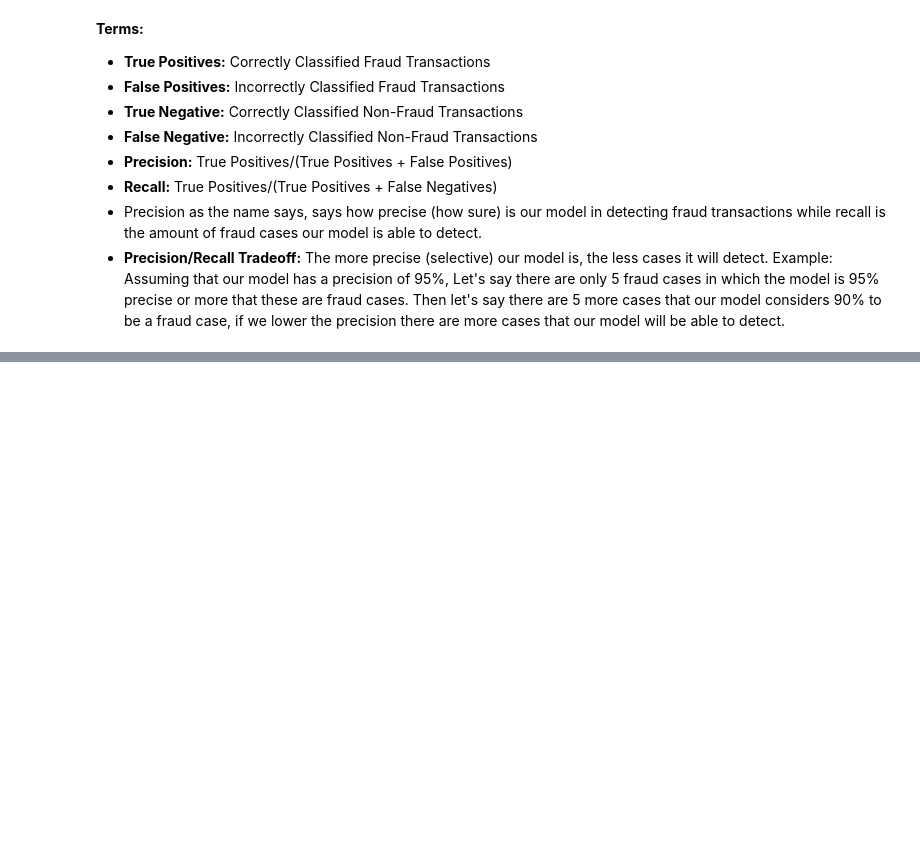
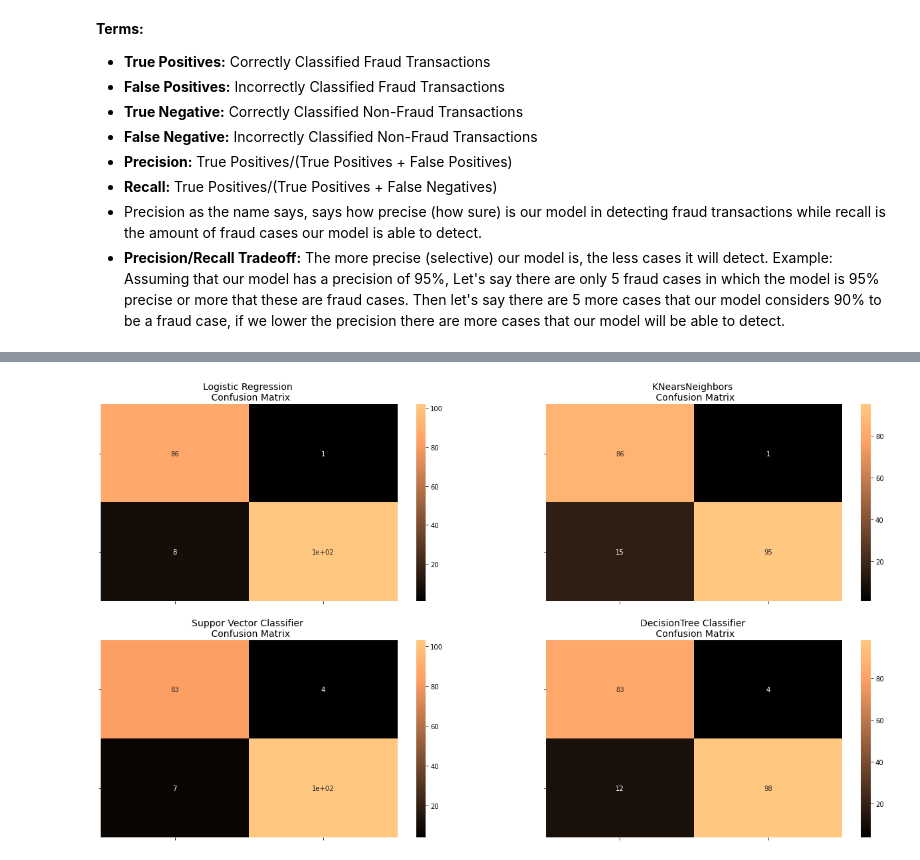
Before and after one commit to Suhail727/Data-Science-Projects, a Jupyter notebook: credit_card_fraud_detection.ipynb, the cells around one changed output, grey strips where cells are left out. Drawn from its saved outputs; the diff is of its cells as text; code cells hidden in the pictures; blank space fills up the shorter version.

```diff
--- a/credit_card_fraud_detection.ipynb
+++ b/credit_card_fraud_detection.ipynb
@@ -736,0 +872,17 @@ Text(0.5, 1.0, 'UnderSampling Precision-Recall curve: \n Average Precision-Recal
+# %%
+# SMOTE Technique (OverSampling) After splitting and Cross Validating
+sm = SMOTE(sampling_strategy='minority', random_state=42)
+
+
+# This will be the data were we are going to
+Xsm_train, ysm_train = sm.fit_sample(original_Xtrain, original_ytrain)
+
+# We Improve the score by 2% points approximately
+# Implement GridSearchCV and the other models.
+
+# Logistic Regression
+t0 = time.time()
+log_reg_sm = rand_log_reg.best_estimator_
+log_reg_sm.fit(Xsm_train, ysm_train)
+t1 = time.time()
+print("Fitting oversample data took :{} sec".format(t1 - t0))
@@ -736,0 +914,44 @@ Text(0.5, 1.0, 'UnderSampling Precision-Recall curve: \n Average Precision-Recal
+# %%
+from sklearn.metrics import confusion_matrix
+
+# Logistic Regression fitted using SMOTE technique
+y_pred_log_reg = log_reg_sm.predict(X_test)
+
+# Other models fitted with UnderSampling
+y_pred_knear = knears_neighbors.predict(X_test)
+y_pred_svc = svc.predict(X_test)
+y_pred_tree = tree_clf.predict(X_test)
+
+
+log_reg_cf = confusion_matrix(y_test, y_pred_log_reg)
+kneighbors_cf = confusion_matrix(y_test, y_pred_knear)
+svc_cf = confusion_matrix(y_test, y_pred_svc)
+tree_cf = confusion_matrix(y_test, y_pred_tree)
+
+fig, ax = plt.subplots(2, 2,figsize=(22,12))
+
+
+sns.heatmap(log_reg_cf, ax=ax[0][0], annot=True, cmap=plt.cm.copper)
+ax[0, 0].set_title("Logistic Regression \n Confusion Matrix", fontsize=14)
+ax[0, 0].set_xticklabels(['', ''], fontsize=14, rotation=90)
+ax[0, 0].set_yticklabels(['', ''], fontsize=14, rotation=360)
+
+sns.heatmap(kneighbors_cf, ax=ax[0][1], annot=True, cmap=plt.cm.copper)
+ax[0][1].set_title("KNearsNeighbors \n Confusion Matrix", fontsize=14)
+ax[0][1].set_xticklabels(['', ''], fontsize=14, rotation=90)
+ax[0][1].set_yticklabels(['', ''], fontsize=14, rotation=360)
+
+sns.heatmap(svc_cf, ax=ax[1][0], annot=True, cmap=plt.cm.copper)
+ax[1][0].set_title("Suppor Vector Classifier \n Confusion Matrix", fontsize=14)
+ax[1][0].set_xticklabels(['', ''], fontsize=14, rotation=90)
+ax[1][0].set_yticklabels(['', ''], fontsize=14, rotation=360)
+
+sns.heatmap(tree_cf, ax=ax[1][1], annot=True, cmap=plt.cm.copper)
+ax[1][1].set_title("DecisionTree Classifier \n Confusion Matrix", fontsize=14)
+ax[1][1].set_xticklabels(['', ''], fontsize=14, rotation=90)
+ax[1][1].set_yticklabels(['', ''], fontsize=14, rotation=360)
+
+
+plt.show()
+# %% [output]
+[figure, added]
```
Also changed, not shown: parts of 34 cells of this notebook.
